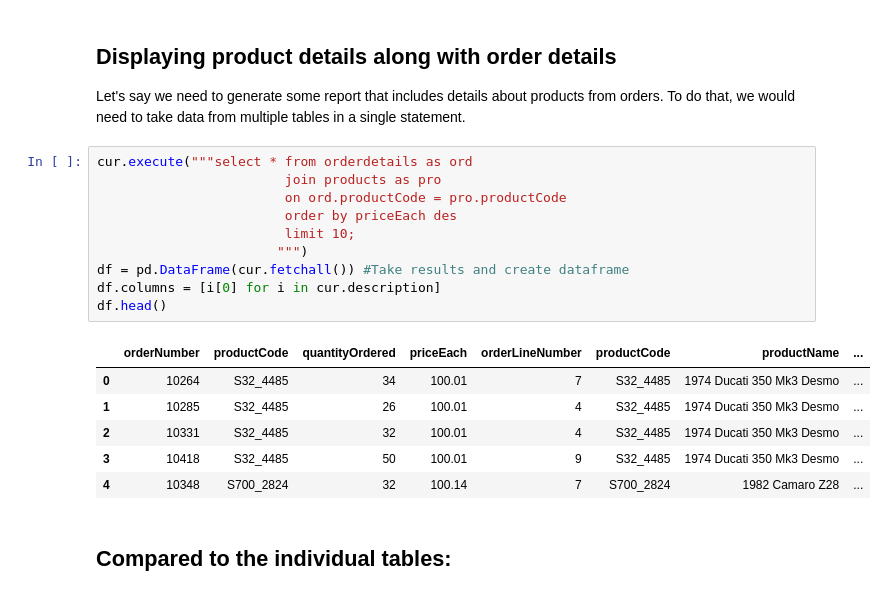
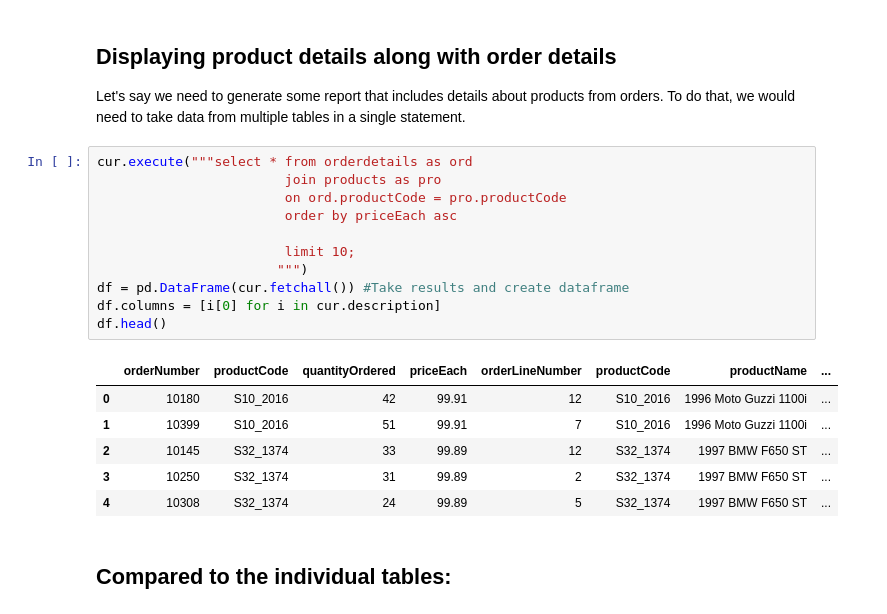
Before and after one commit to Botafogo1894/dsc-1-05-10-join-statements-nyc-career-ds-102218, a Jupyter notebook: index.ipynb, the cells around one changed output. Cells and saved outputs as stored; diff of their text form.

```diff
--- a/index.ipynb
+++ b/index.ipynb
@@ -26,20 +26,21 @@ Let's say we need to generate some report that includes details about products f
 # %%
 cur.execute("""select * from orderdetails as ord
                         join products as pro
                         on ord.productCode = pro.productCode
-                        order by priceEach des
+                        order by priceEach asc
+
                         limit 10;
                        """)
 df = pd.DataFrame(cur.fetchall()) #Take results and create dataframe
 df.columns = [i[0] for i in cur.description]
 df.head()
 # %% [output]
 |  | orderNumber | productCode | quantityOrdered | priceEach | orderLineNumber | productCode | productName | ... |
-| 0 | 10264 | S32_4485 | 34 | 100.01 | 7 | S32_4485 | 1974 Ducati 350 Mk3 Desmo | ... |
-| 1 | 10285 | S32_4485 | 26 | 100.01 | 4 | S32_4485 | 1974 Ducati 350 Mk3 Desmo | ... |
-| 2 | 10331 | S32_4485 | 32 | 100.01 | 4 | S32_4485 | 1974 Ducati 350 Mk3 Desmo | ... |
-| 3 | 10418 | S32_4485 | 50 | 100.01 | 9 | S32_4485 | 1974 Ducati 350 Mk3 Desmo | ... |
-| 4 | 10348 | S700_2824 | 32 | 100.14 | 7 | S700_2824 | 1982 Camaro Z28 | ... |
+| 0 | 10180 | S10_2016 | 42 | 99.91 | 12 | S10_2016 | 1996 Moto Guzzi 1100i | ... |
+| 1 | 10399 | S10_2016 | 51 | 99.91 | 7 | S10_2016 | 1996 Moto Guzzi 1100i | ... |
+| 2 | 10145 | S32_1374 | 33 | 99.89 | 12 | S32_1374 | 1997 BMW F650 ST | ... |
+| 3 | 10250 | S32_1374 | 31 | 99.89 | 2 | S32_1374 | 1997 BMW F650 ST | ... |
+| 4 | 10308 | S32_1374 | 24 | 99.89 | 5 | S32_1374 | 1997 BMW F650 ST | ... |
 # %% [markdown]
 ## Compared to the individual tables:
 # %% [markdown]
```
